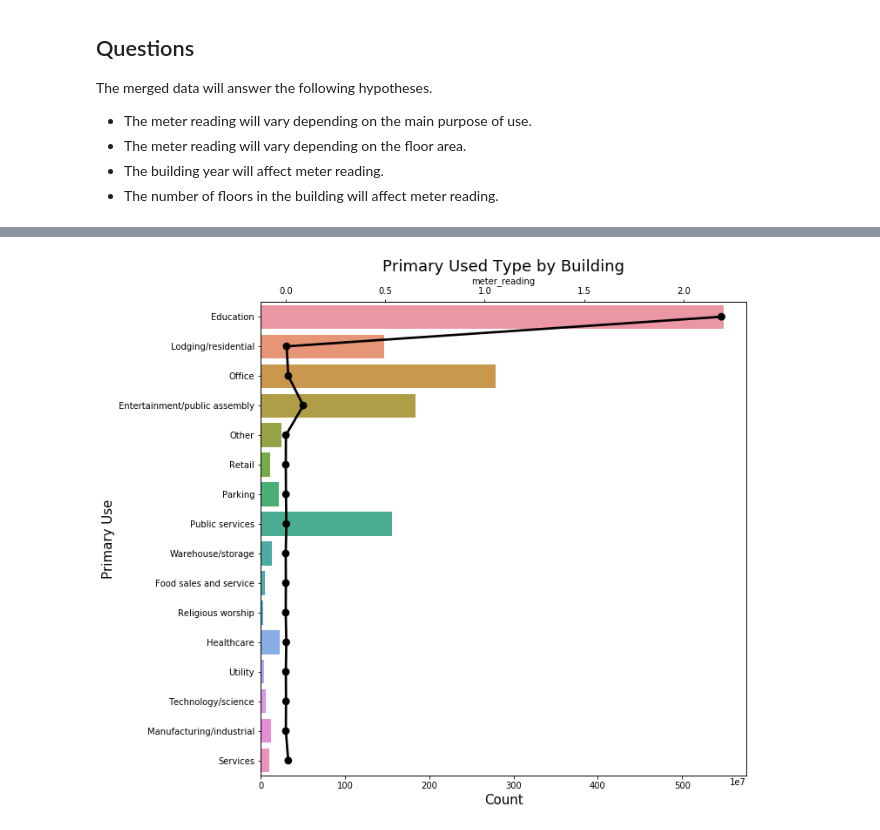
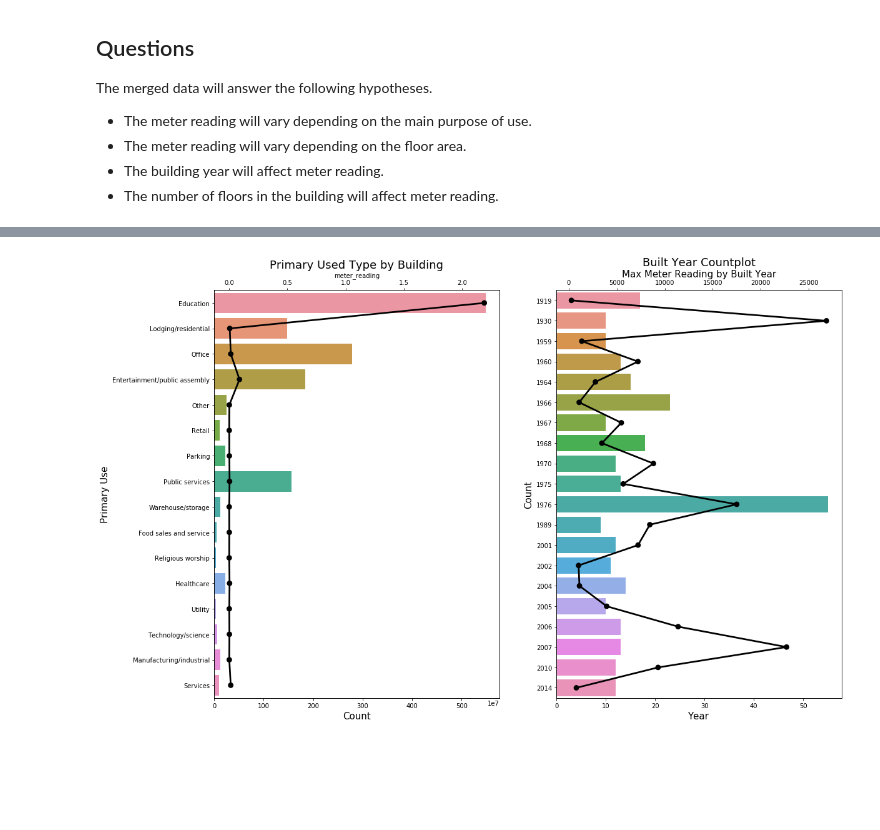
Before and after one commit to SSANGMAN/ASHRAE-, a Jupyter notebook: ASHRAE EDA.ipynb, the cells around one changed output, grey strips where cells are left out. Saved outputs shown, nothing was run; the diff lists cells and outputs as text; code cells hidden in the pictures; blank space fills up the shorter version.

```diff
--- a/ASHRAE EDA.ipynb
+++ b/ASHRAE EDA.ipynb
@@ -335,19 +311,55 @@ max_meter_reading
 # %%
 tmp = merged_train.drop_duplicates(['building_id'])[['building_id','primary_use']]
 
-plt.figure(figsize = (10,10))
+plt.figure(figsize = (18,12))
+plt.subplot(121)
 g = sns.countplot(y = tmp['primary_use'])
 g.set_title('Primary Used Type by Building', fontsize = 18)
 g.set_ylabel('Primary Use', fontsize = 15)
 g.set_xlabel('Count', fontsize = 15)
 
+max_meter_reading = []
+
+for i in merged_train['primary_use'].unique().tolist():
+    max_meter_reading.append(merged_train.loc[merged_train['primary_use'] == i]['meter_reading'].max())
+
+max_meter_reading
+
 tmp2 = pd.DataFrame(merged_train['primary_use'].unique().tolist(), max_meter_reading)
 tmp2 = tmp2.reset_index()
 tmp2.columns = ['meter_reading','primary_use']
-g2 = g.twiny()
+gt = g.twiny()
 gt = sns.pointplot(x = 'meter_reading', y = 'primary_use', data = tmp2, color = 'black',
                   order = merged_train['primary_use'].unique().tolist(), legend = False)
 gt.set_ylabel('Max Meter Reading by Primary Use Type',fontsize = 15)
+
+plt.subplot(122)
+
+tmp = merged_train.drop_duplicates(['building_id'])[['building_id','year_built']]
+tmp = tmp.groupby(['year_built'])['building_id'].count()
+tmp = pd.DataFrame(tmp).reset_index()
+tmp.columns = ['year_built','count']
+tmp['year_built'] = tmp['year_built'].astype(int)
+tmp = tmp.sort_values(by = 'count', ascending= False)
+tmp_top20 = tmp.head(20)
+
+g = sns.barplot(y = tmp_top20['year_built'], x = tmp_top20['count'], orient = 'h')
+g.set_title('Built Year Countplot', fontsize = 18)
+g.set_xlabel('Count', fontsize = 15)
+g.set_ylabel('Year', fontsize = 15)
+
+max_meter_reading = []
+
+for i in tmp_top20['year_built']:
+    max_meter_reading.append(merged_train.loc[merged_train['year_built'] == i]['meter_reading'].max())
+
+tmp_top20['max_meter_reading'] = max_meter_reading
+
+gt = g.twiny()
+gt = sns.pointplot(x = 'max_meter_reading', y = 'year_built', data = tmp_top20, color = 'black', orient = 'h', legend = False)
+gt.set_ylabel('Year',fontsize = 15)
+gt.set_xlabel('Max Meter Reading by Built Year', fontsize = 15)
+
 plt.show()
 # %% [output]
-[figure, old version]
+[figure, new version]
```
Also changed, not shown: parts of 4 cells of this notebook.
